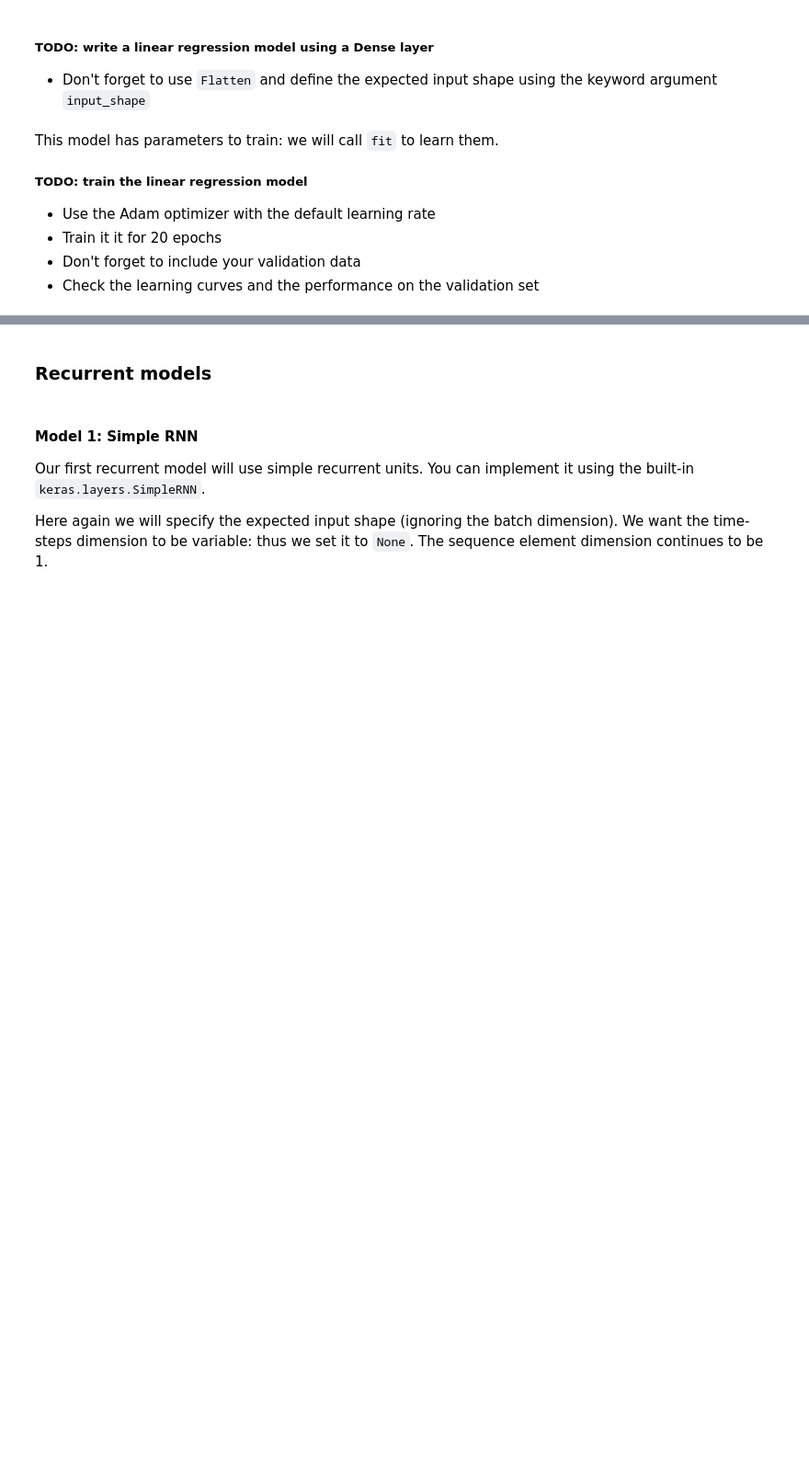
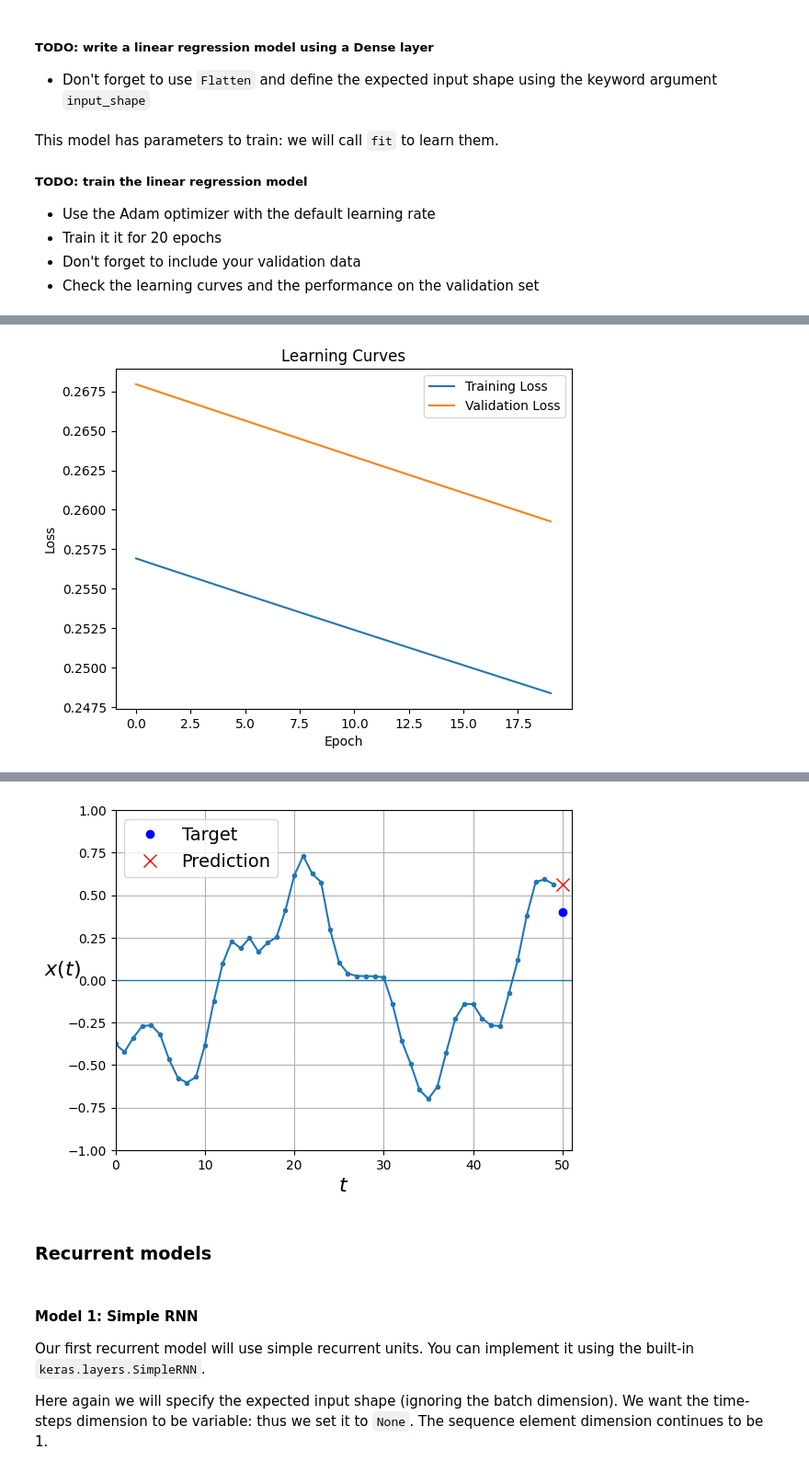
Before and after one commit to GuilhemEpf/DevOps, a Jupyter notebook: LabAssignmentRNNsToyTimeSeries.ipynb, the cells around one changed output, grey strips where cells are left out. Shown at 92% size. Saved outputs shown, nothing was run; the diff lists cells and outputs as text; code cells hidden in the pictures; blank space fills up the shorter version.

```diff
--- a/LabAssignmentRNNsToyTimeSeries.ipynb
+++ b/LabAssignmentRNNsToyTimeSeries.ipynb
@@ -108,0 +107,3 @@ y_pred =
+# %%
+y_pred=X_valid[:,-1]
+print(y_pred)
@@ -122,6 +133,10 @@ Our second basline model will be a linear regression. We can implement it using
 # %%
 np.random.seed(42)
 tf.random.set_seed(42)
+model = keras.models.Sequential([
+    keras.layers.Flatten(input_shape=[n_steps, 1]),
+    keras.layers.Dense(1)
+])
 # %% [markdown]
 This model has parameters to train: we will call `fit` to learn them.
 
@@ -130,3 +145,6 @@ This model has parameters to train: we will call `fit` to learn them.
  - Train it it for 20 epochs
  - Don't forget to include your validation data
  - Check the learning curves and the performance on the validation set
+# %%
+model.compile(loss="mse", optimizer="adam")
+history = model.fit(X_train, y_train, epochs=20, validation_data=(X_valid, y_valid))
@@ -132,0 +169,19 @@ This model has parameters to train: we will call `fit` to learn them.
+# %%
+import matplotlib.pyplot as plt
+
+plt.plot(history.history['loss'], label='Training Loss')
+plt.plot(history.history['val_loss'], label='Validation Loss')
+plt.title('Learning Curves')
+plt.xlabel('Epoch')
+plt.ylabel('Loss')
+plt.legend()
+plt.show()
+
+# Evaluate on the validation set
+mse_valid = model.evaluate(X_valid, y_valid)
+print(f"Validation MSE: {mse_valid}")
+
+plot_series(X_valid[0, :, 0], y_valid[0, 0], y_pred[0, 0])
+plt.show()
+# %% [output]
+[figure, added]
@@ -133,3 +190,4 @@ This model has parameters to train: we will call `fit` to learn them.
+[figure, added]
 # %% [markdown]
 ### Recurrent models
 # %% [markdown]
```
Also changed, not shown: parts of 6 cells of this notebook.
